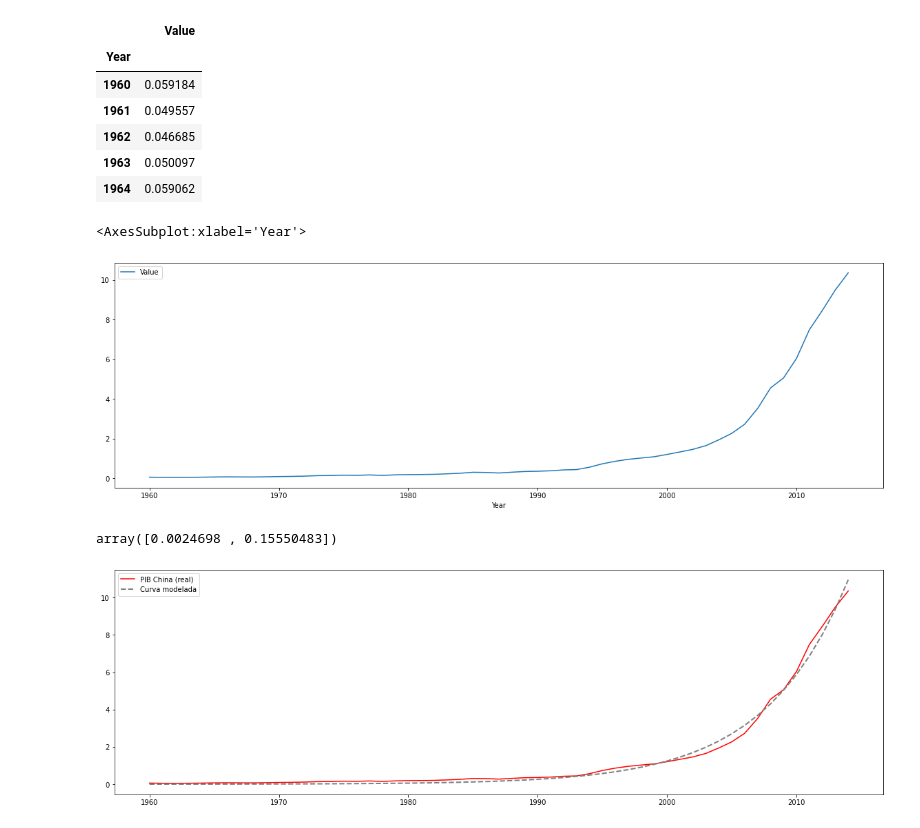
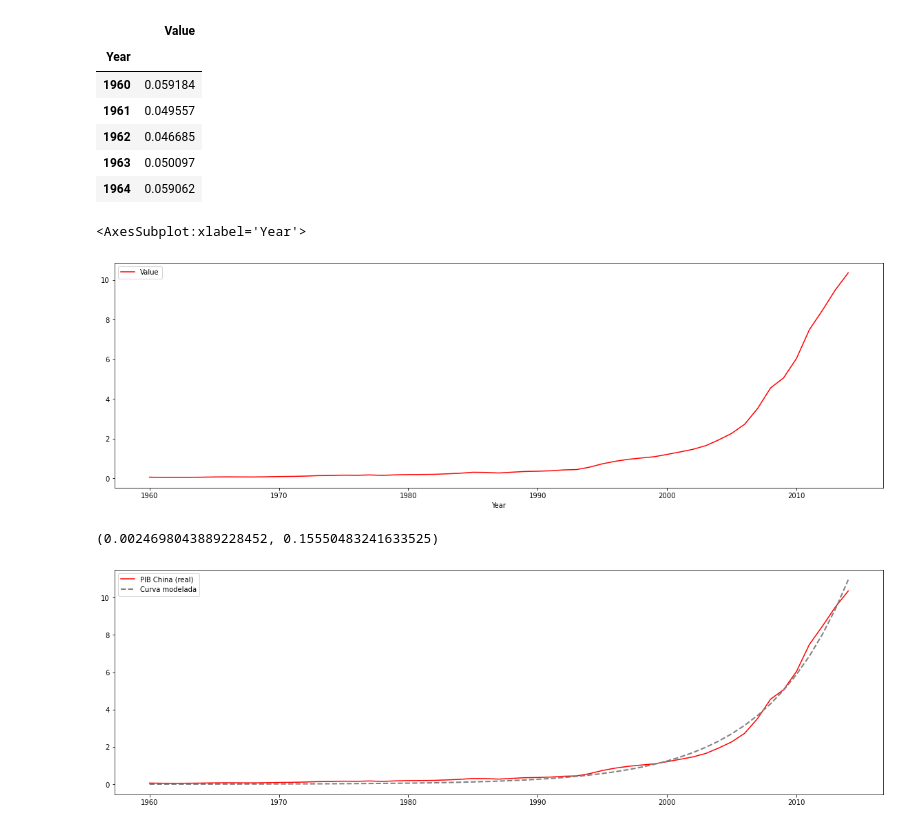
Before and after one commit to felbuch/Python_EPGE, a Jupyter notebook: 10-Aulas/14-Modelos Estatísticos Clássicos.ipynb, the cells around one changed output. Drawn from its saved outputs; the diff is of its cells as text; code cells hidden in the pictures.

```diff
--- a/10-Aulas/14-Modelos Estatísticos Clássicos.ipynb
+++ b/10-Aulas/14-Modelos Estatísticos Clássicos.ipynb
@@ -771,10 +771,10 @@ See Full Dataframe in Mito
 | 1963 | 0.050097 |
 | 1964 | 0.059062 |
 # %%
-china.plot(figsize=(20,6))
+china.plot(figsize=(20,6), c='red')
 # %% [output]
 <AxesSubplot:xlabel='Year'>
-[figure, old version]
+[figure, new version]
 # %%
 def f(x,a,b):
     return(a * np.exp(b*(x-1960)))
@@ -788,7 +788,8 @@ popt, _ = curve_fit(f, X, y, p0=(0.05,1))
 # %%
-popt
+a, b = popt
+a, b
 # %% [output]
-array([0.0024698 , 0.15550483])
+(0.0024698043889228452, 0.15550483241633525)
 # %%
 
 plt.figure(figsize=(20,6))
```
Also changed, not shown: parts of 13 cells of this notebook.
